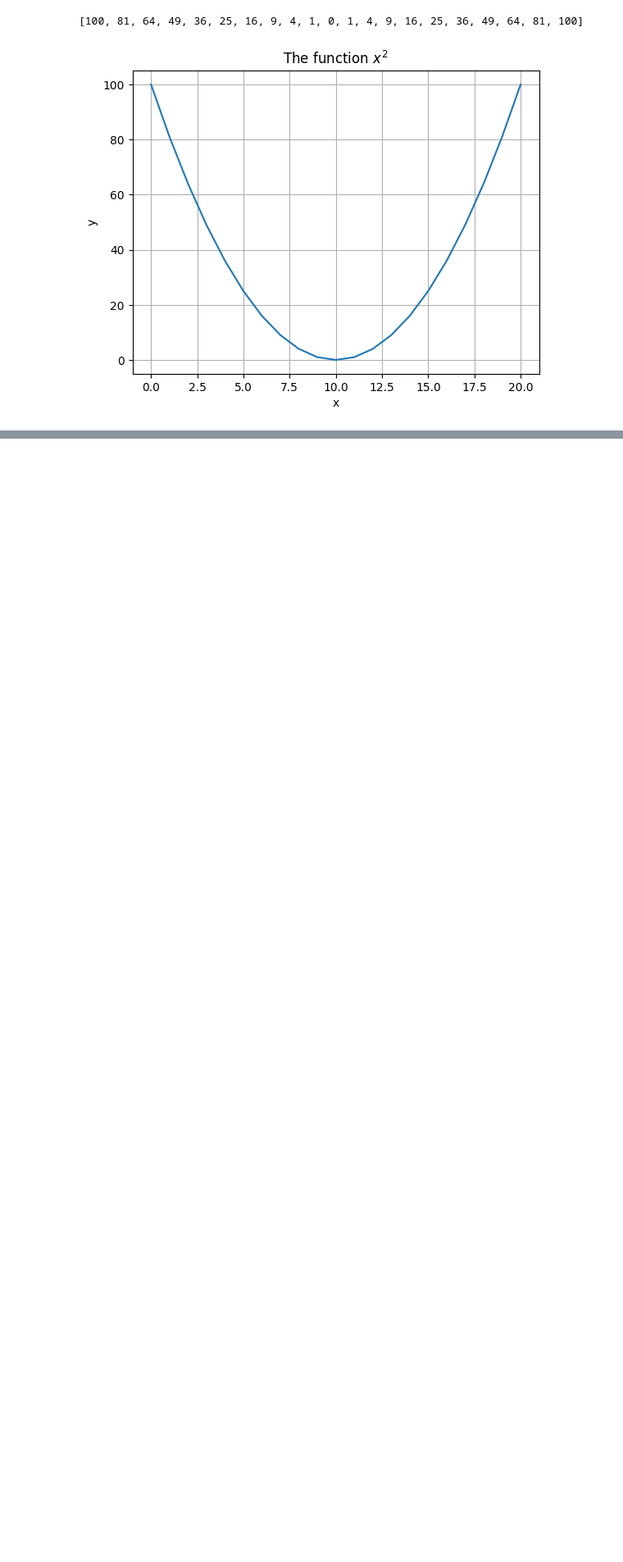
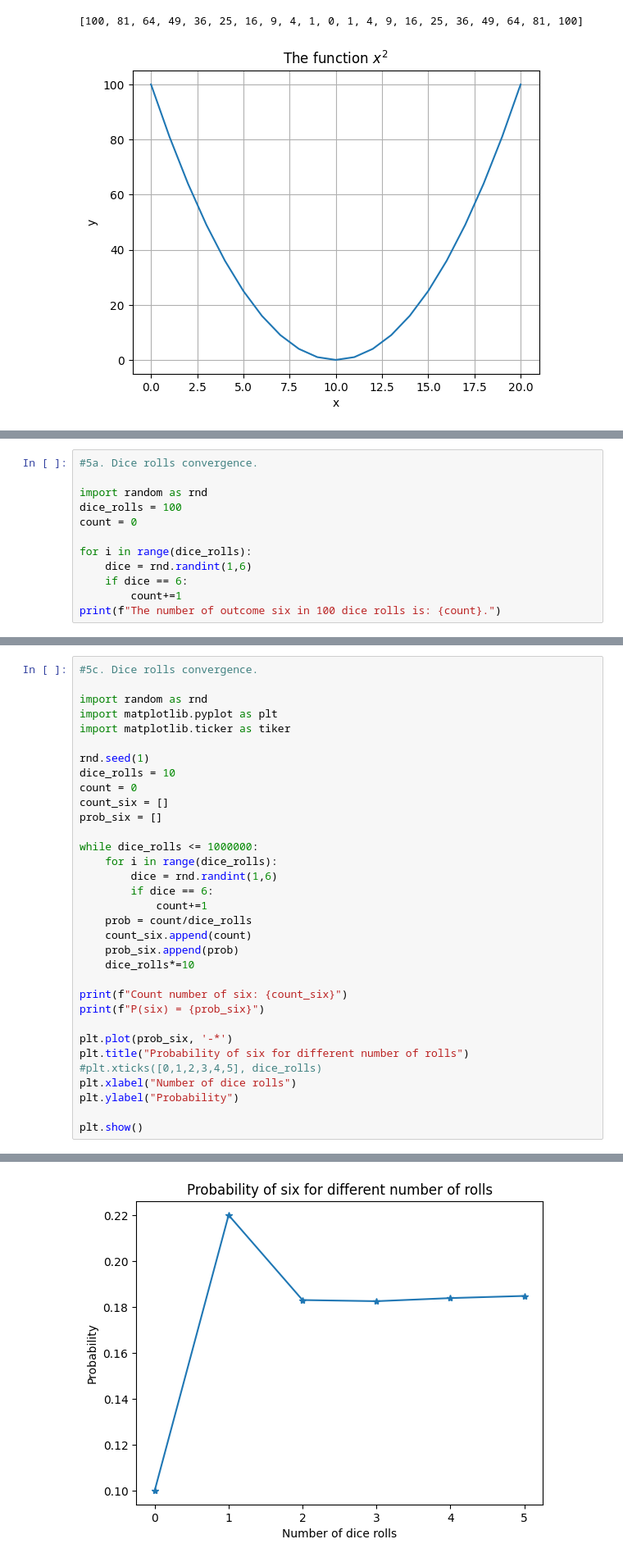
Before and after one commit to S1gge/python-programming-Siarhei-Parakhnevich, a Jupyter notebook: Exercises/Exercises_01/Solutions/04-Solution-list-exercise.ipynb, the cells around one changed output, grey strips where cells are left out. Shown at 82% size. Cells and saved outputs as stored; diff of their text form; blank space fills up the shorter version.

```diff
--- a/Exercises/Exercises_01/Solutions/04-Solution-list-exercise.ipynb
+++ b/Exercises/Exercises_01/Solutions/04-Solution-list-exercise.ipynb
@@ -70,0 +93,12 @@ plt.show()
+# %%
+#5a. Dice rolls convergence.
+
+import random as rnd
+dice_rolls = 100
+count = 0
+
+for i in range(dice_rolls):
+    dice = rnd.randint(1,6)
+    if dice == 6:
+        count+=1
+print(f"The number of outcome six in 100 dice rolls is: {count}.")
@@ -70,0 +131,34 @@ plt.show()
+# %%
+#5c. Dice rolls convergence.
+
+import random as rnd
+import matplotlib.pyplot as plt
+import matplotlib.ticker as tiker
+
+rnd.seed(1)
+dice_rolls = 10
+count = 0
+count_six = []
+prob_six = []
+
+while dice_rolls <= 1000000:
+    for i in range(dice_rolls):
+        dice = rnd.randint(1,6)
+        if dice == 6:
+            count+=1
+    prob = count/dice_rolls
+    count_six.append(count)
+    prob_six.append(prob)
+    dice_rolls*=10
+
+print(f"Count number of six: {count_six}")
+print(f"P(six) = {prob_six}")
+
+plt.plot(prob_six, '-*')
+plt.title("Probability of six for different number of rolls")
+#plt.xticks([0,1,2,3,4,5], dice_rolls)
+plt.xlabel("Number of dice rolls")
+plt.ylabel("Probability")
+
+plt.show()
+# %% [output]
@@ -70,0 +167 @@ plt.show()
+[figure, added]
```
Also changed, not shown: parts of 7 cells of this notebook, 2 other files.
